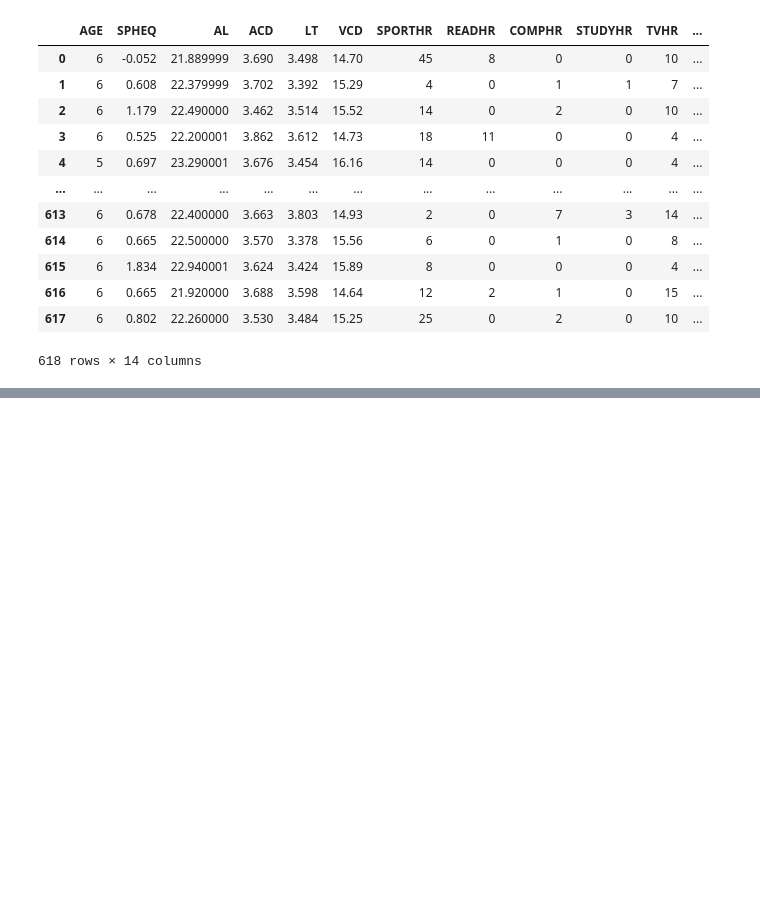
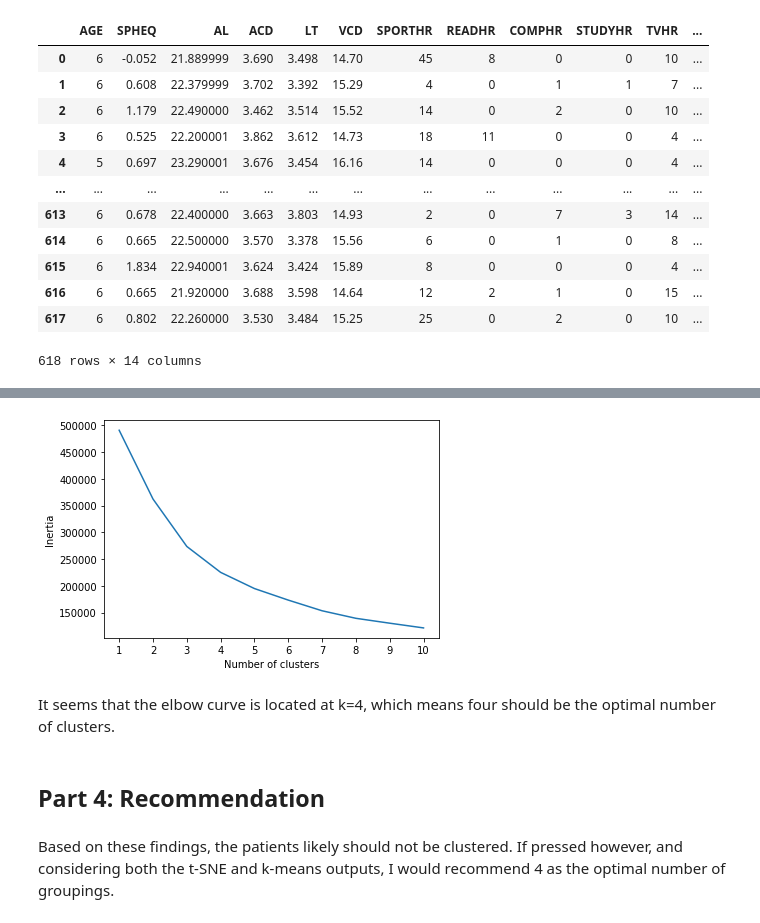
Before and after one commit to tannerhorton/unsupervised_myopia_analysis, a Jupyter notebook: Code/myopia.ipynb, the cells around one changed output, grey strips where cells are left out. Saved outputs shown, nothing was run; the diff lists cells and outputs as text; code cells hidden in the pictures; blank space fills up the shorter version.

```diff
--- a/Code/myopia.ipynb
+++ b/Code/myopia.ipynb
@@ -95,0 +100,20 @@ The two classes overlap quite a bit, so presence of clustering is unlikely.
+# %%
+# Finding the best value for _k_ using the Elbow Curve
+# we need to determine which k is optimal
+# inertia = sum of squared distances of the samples to the center (slide 35)
+#  checking for inflection point of each k, empty conatiner to hold inertia scores
+inertia = []
+
+# Same as k = list(range(1, 11)), this list states that 1-10 number if clusters will be tested
+k = [1,2,3,4,5,6,7,8,9,10]
+
+# Using for loop to determine best number of clusters, iterating through list, can use each instead of i
+for i in k:
+    km = KMeans(n_clusters=i, random_state=0)
+    km.fit(unsupervised_df)
+    inertia.append(km.inertia_)
+
+# Define a DataFrame to plot the Elbow Curve using hvPlot, choosing two columns here
+elbow_data = {"k": k, "inertia": inertia}
+df_elbow = pd.DataFrame(elbow_data)
+df_elbow.head()
@@ -95,0 +127,15 @@ The two classes overlap quite a bit, so presence of clustering is unlikely.
+# %%
+# unsupervised learning is better-fitted for classification (logarithmic) predictions versus numerical (linear)
+plt.plot(df_elbow['k'], df_elbow['inertia'])
+plt.xticks(range(1,11))
+plt.xlabel('Number of clusters')
+plt.ylabel('Inertia')
+plt.show()
+# %% [output]
+[figure, added]
+# %% [markdown]
+It seems that the elbow curve is located at k=4, which means four should be the optimal number of clusters.
+# %% [markdown]
+## Part 4: Recommendation
+# %% [markdown]
+Based on these findings, the patients likely should not be clustered. If pressed however, and considering both the t-SNE  and k-means outputs, I would recommend 4 as the optimal number of groupings.
```
Also changed, not shown: parts of 19 cells of this notebook.
